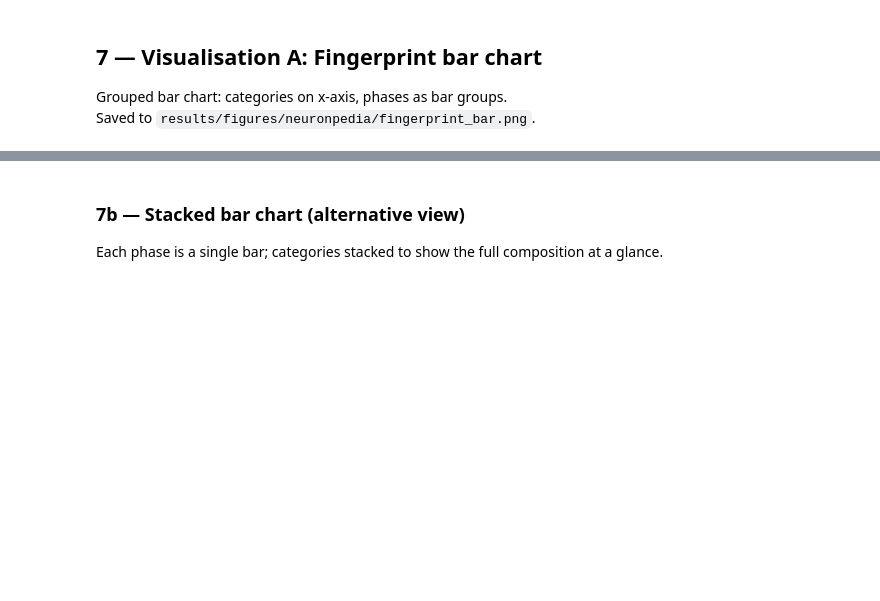
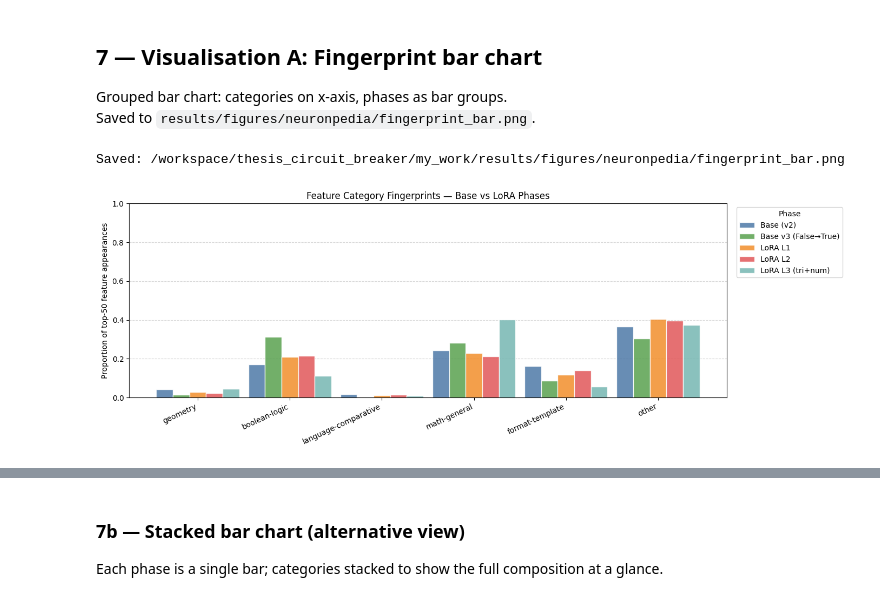
Before and after one commit to hollolaszlo88/thesis_circuit_breaker, a Jupyter notebook: my_work/notebooks/06_neuronpedia_analysis.ipynb, the cells around one changed output, grey strips where cells are left out. Cells and saved outputs as stored; diff of their text form; code cells hidden in the pictures; blank space fills up the shorter version.

```diff
--- a/my_work/notebooks/06_neuronpedia_analysis.ipynb
+++ b/my_work/notebooks/06_neuronpedia_analysis.ipynb
@@ -278,10 +476,19 @@ import matplotlib.pyplot as plt
 import numpy as np
 
 PHASE_LABELS = {
-    "base":            "Base",
+    "base":            "Base (v2)",
+    "base_v3":         "Base v3 (False→True)",
     "lora_l1":         "LoRA L1",
     "lora_l2":         "LoRA L2",
     "lora_l3_tri_num": "LoRA L3 (tri+num)",
+}
+# One color per phase (legend = phase). CAT_COLORS is for stacked chart (§7b) only.
+PHASE_COLORS = {
+    "base":            "#4e79a7",
+    "base_v3":         "#59a14f",
+    "lora_l1":         "#f28e2b",
+    "lora_l2":         "#e15759",
+    "lora_l3_tri_num": "#76b7b2",
 }
 CAT_COLORS = {
     "geometry":            "#4e79a7",
@@ -289,37 +496,50 @@ CAT_COLORS = {
     "language-comparative":"#e15759",
     "math-general":        "#76b7b2",
     "format-template":     "#59a14f",
     "other":               "#b0b0b0",
 }
 
 phases = list(fingerprints.keys())
 x = np.arange(len(CATEGORIES))
 n_phases = len(phases)
 width = 0.18
 offsets = np.linspace(-(n_phases - 1) / 2, (n_phases - 1) / 2, n_phases) * width
 
-fig, ax = plt.subplots(figsize=(12, 5))
+from matplotlib.patches import Patch
+
+fig, ax = plt.subplots(figsize=(14, 5))
 for i, phase in enumerate(phases):
     vals = [fingerprints[phase].get(cat, 0) for cat in CATEGORIES]
-    bars = ax.bar(
+    ax.bar(
         x + offsets[i], vals, width,
-        label=PHASE_LABELS.get(phase, phase),
-        color=[CAT_COLORS[c] for c in CATEGORIES],
-        alpha=0.85,
+        color=PHASE_COLORS.get(phase, f"C{i}"),
+        alpha=0.9,
         edgecolor="white",
+        linewidth=0.8,
     )
 
 ax.set_xticks(x)
-ax.set_xticklabels(CATEGORIES, rotation=25, ha="right", fontsize=10)
+ax.set_xticklabels(CATEGORIES, rotation=30, ha="right", fontsize=10)
 ax.set_ylabel("Proportion of top-50 feature appearances")
 ax.set_title("Feature Category Fingerprints — Base vs LoRA Phases")
 ax.set_ylim(0, 1)
-ax.legend(title="Phase", bbox_to_anchor=(1.01, 1), loc="upper left")
+ax.legend(
+    handles=[
+        Patch(facecolor=PHASE_COLORS[p], edgecolor="white", label=PHASE_LABELS[p])
+        for p in phases if p in PHASE_COLORS
+    ],
+    title="Phase",
+    bbox_to_anchor=(1.02, 1),
+    loc="upper left",
+)
 ax.yaxis.grid(True, linestyle="--", alpha=0.5)
 ax.set_axisbelow(True)
 
 fig.tight_layout()
 out_path = FIGURES_DIR / "fingerprint_bar.png"
 fig.savefig(out_path, dpi=150, bbox_inches="tight")
 print(f"Saved: {out_path}")
 plt.show()
+# %% [output]
+Saved: /workspace/thesis_circuit_breaker/my_work/results/figures/neuronpedia/fingerprint_bar.png
+[figure, added]
```
Also changed, not shown: parts of 28 cells of this notebook, 10 other files.
